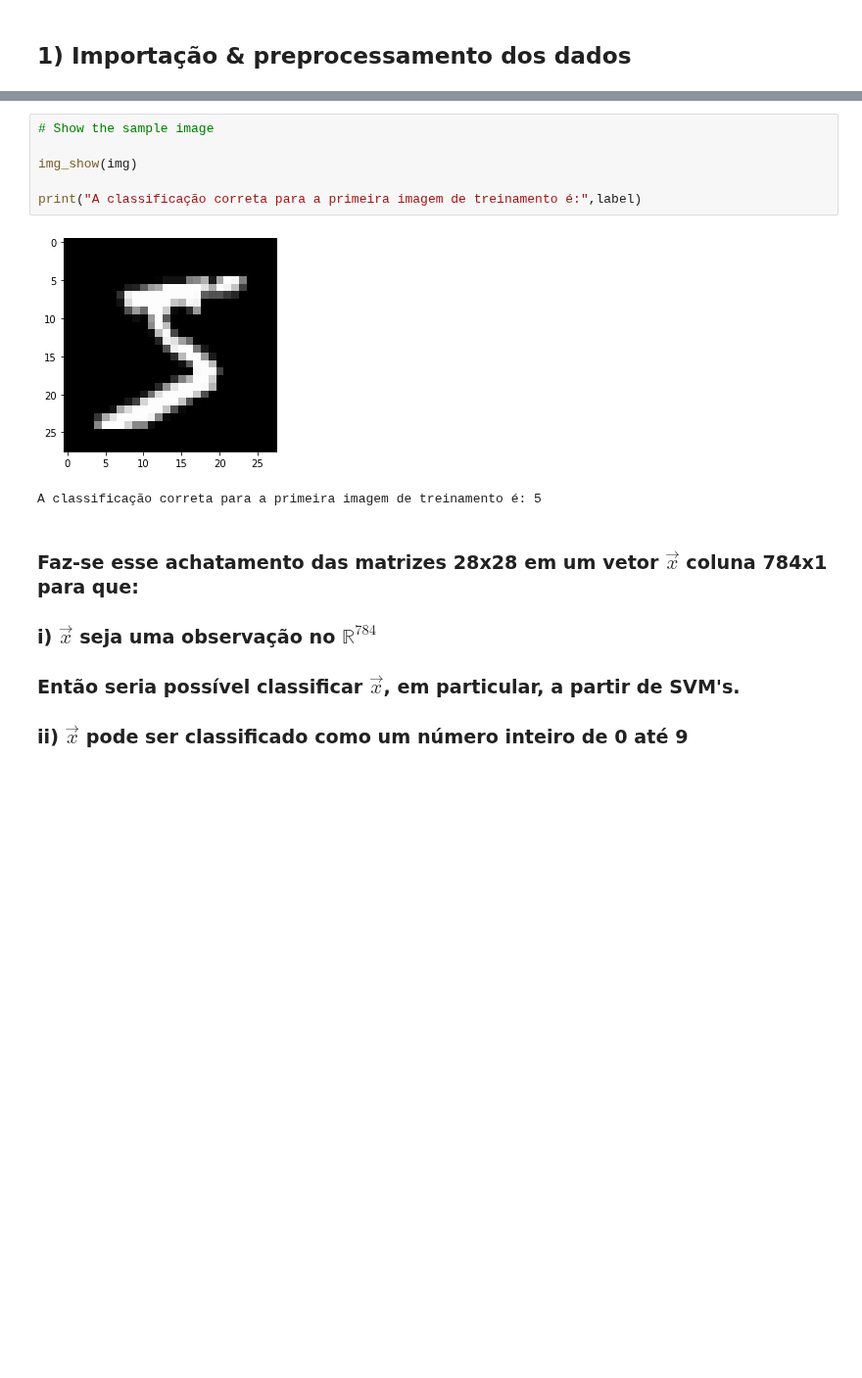
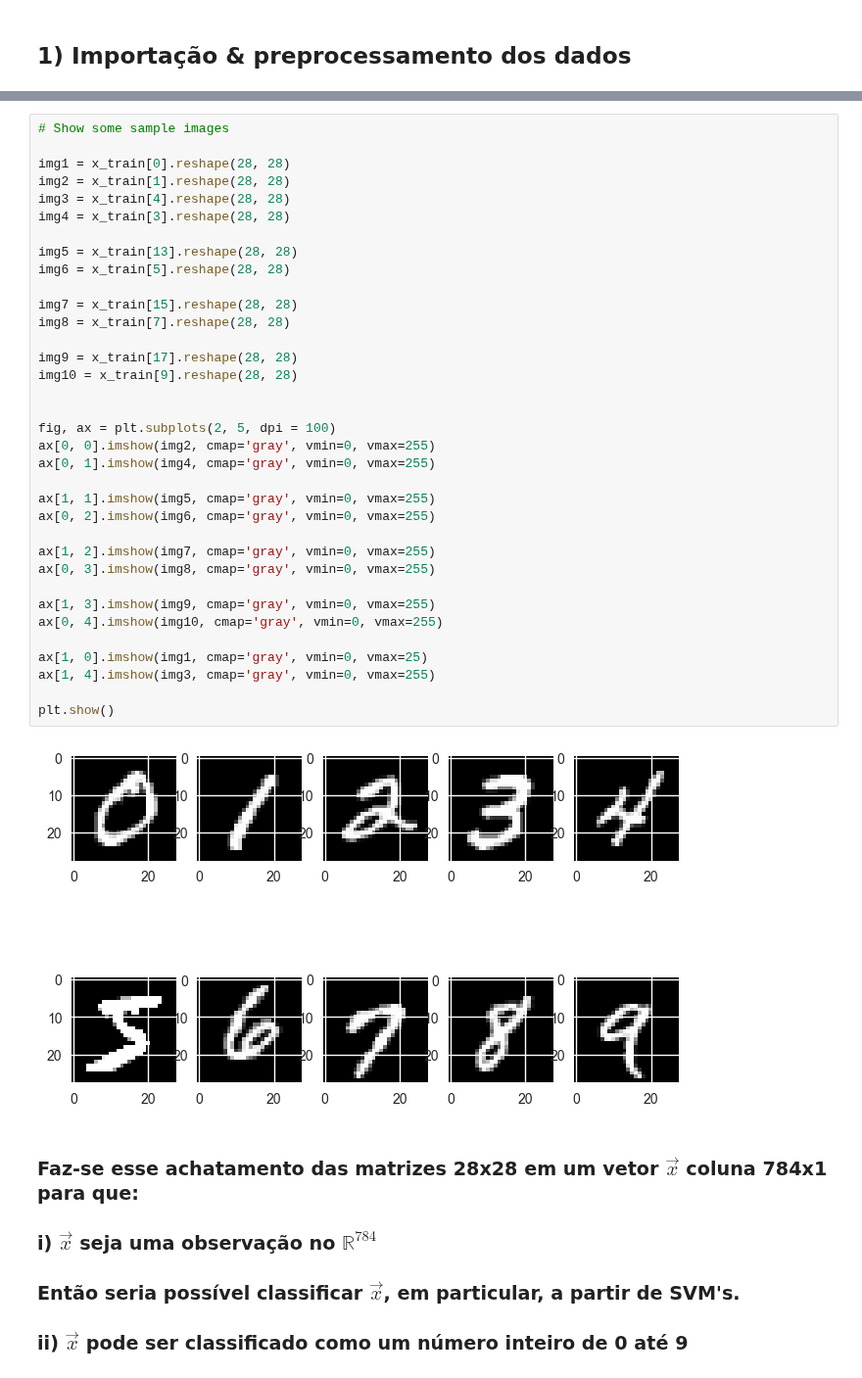
Before and after one commit to Faluhelyi/TOPICOS_2_cadernos, a Jupyter notebook: Trabalho_Final_MNIST.ipynb, the cells around one changed output, grey strips where cells are left out. Shown at 98% size. Saved outputs shown, nothing was run; the diff lists cells and outputs as text; blank space fills up the shorter version.

```diff
--- a/Trabalho_Final_MNIST.ipynb
+++ b/Trabalho_Final_MNIST.ipynb
@@ -146,12 +148,40 @@ Coloca-se a imagem, de volta para sua forma original, em uma matriz 28x28, em qu
-# %%
-# Show the sample image
-
-img_show(img)
-
-print("A classificação correta para a primeira imagem de treinamento é:",label)
-# %% [output]
-[figure, removed]
-A classificação correta para a primeira imagem de treinamento é: 5
+# %%
+# Show some sample images
+
+img1 = x_train[0].reshape(28, 28)
+img2 = x_train[1].reshape(28, 28)
+img3 = x_train[4].reshape(28, 28)
+img4 = x_train[3].reshape(28, 28)
+
+img5 = x_train[13].reshape(28, 28)
+img6 = x_train[5].reshape(28, 28)
+
+img7 = x_train[15].reshape(28, 28)
+img8 = x_train[7].reshape(28, 28)
+
+img9 = x_train[17].reshape(28, 28)
+img10 = x_train[9].reshape(28, 28)
+
+
+fig, ax = plt.subplots(2, 5, dpi = 100)
+ax[0, 0].imshow(img2, cmap='gray', vmin=0, vmax=255)
+ax[0, 1].imshow(img4, cmap='gray', vmin=0, vmax=255)
+
+ax[1, 1].imshow(img5, cmap='gray', vmin=0, vmax=255)
+ax[0, 2].imshow(img6, cmap='gray', vmin=0, vmax=255)
+
+ax[1, 2].imshow(img7, cmap='gray', vmin=0, vmax=255)
+ax[0, 3].imshow(img8, cmap='gray', vmin=0, vmax=255)
+
+ax[1, 3].imshow(img9, cmap='gray', vmin=0, vmax=255)
+ax[0, 4].imshow(img10, cmap='gray', vmin=0, vmax=255)
+
+ax[1, 0].imshow(img1, cmap='gray', vmin=0, vmax=25)
+ax[1, 4].imshow(img3, cmap='gray', vmin=0, vmax=255)
+
+plt.show()
+# %% [output]
+[figure, added]
 # %% [markdown]
 ### Faz-se esse achatamento das matrizes 28x28 em um vetor $\vec{x}$ coluna 784x1 para que:
 
```
Also changed, not shown: parts of 8 cells of this notebook.
